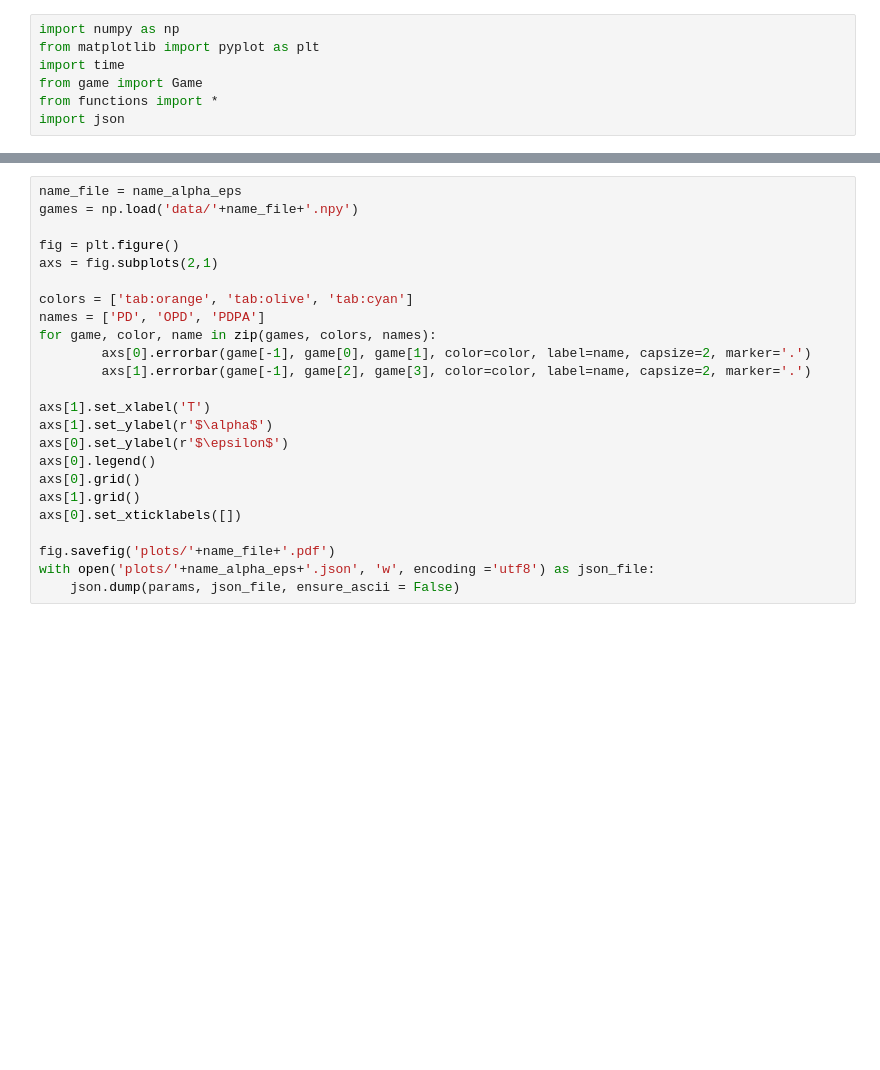
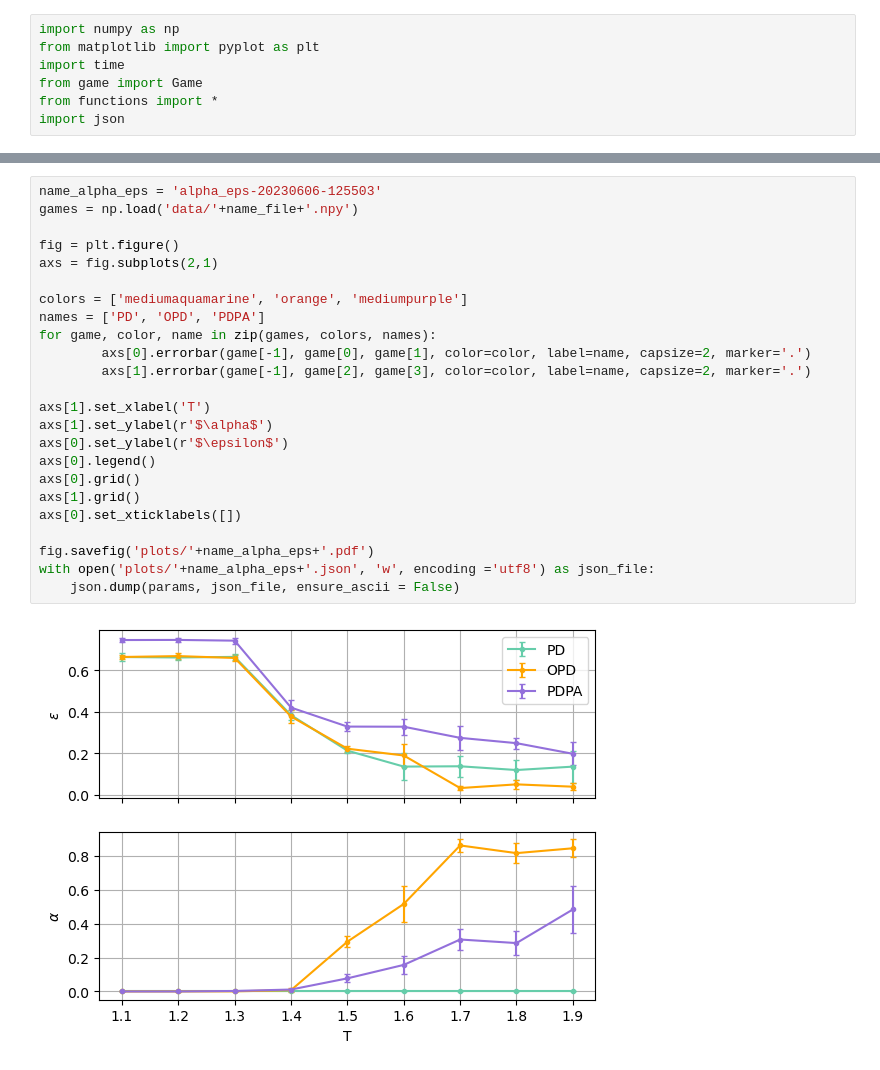
Before and after one commit to nicmontalti/GameTheory, a Jupyter notebook: results.ipynb, the cells around one changed output, grey strips where cells are left out. Saved outputs shown, nothing was run; the diff lists cells and outputs as text; blank space fills up the shorter version.

```diff
--- a/results.ipynb
+++ b/results.ipynb
@@ -27,26 +29,28 @@ with open('data/'+name_alpha_eps+'.json', 'w', encoding ='utf8') as json_file:
 # %%
-name_file = name_alpha_eps
+name_alpha_eps = 'alpha_eps-20230606-125503'
 games = np.load('data/'+name_file+'.npy')
 
 fig = plt.figure()
 axs = fig.subplots(2,1)
 
-colors = ['tab:orange', 'tab:olive', 'tab:cyan']
+colors = ['mediumaquamarine', 'orange', 'mediumpurple']
 names = ['PD', 'OPD', 'PDPA']
 for game, color, name in zip(games, colors, names):
         axs[0].errorbar(game[-1], game[0], game[1], color=color, label=name, capsize=2, marker='.')
         axs[1].errorbar(game[-1], game[2], game[3], color=color, label=name, capsize=2, marker='.')
 
 axs[1].set_xlabel('T')
 axs[1].set_ylabel(r'$\alpha$')
 axs[0].set_ylabel(r'$\epsilon$')
 axs[0].legend()
 axs[0].grid()
 axs[1].grid()
 axs[0].set_xticklabels([])
 
-fig.savefig('plots/'+name_file+'.pdf')
+fig.savefig('plots/'+name_alpha_eps+'.pdf')
 with open('plots/'+name_alpha_eps+'.json', 'w', encoding ='utf8') as json_file:
     json.dump(params, json_file, ensure_ascii = False)
+# %% [output]
+[figure, added]
 # %%
 params = {
```
Also changed, not shown: parts of 3 cells of this notebook, 1 other file.
